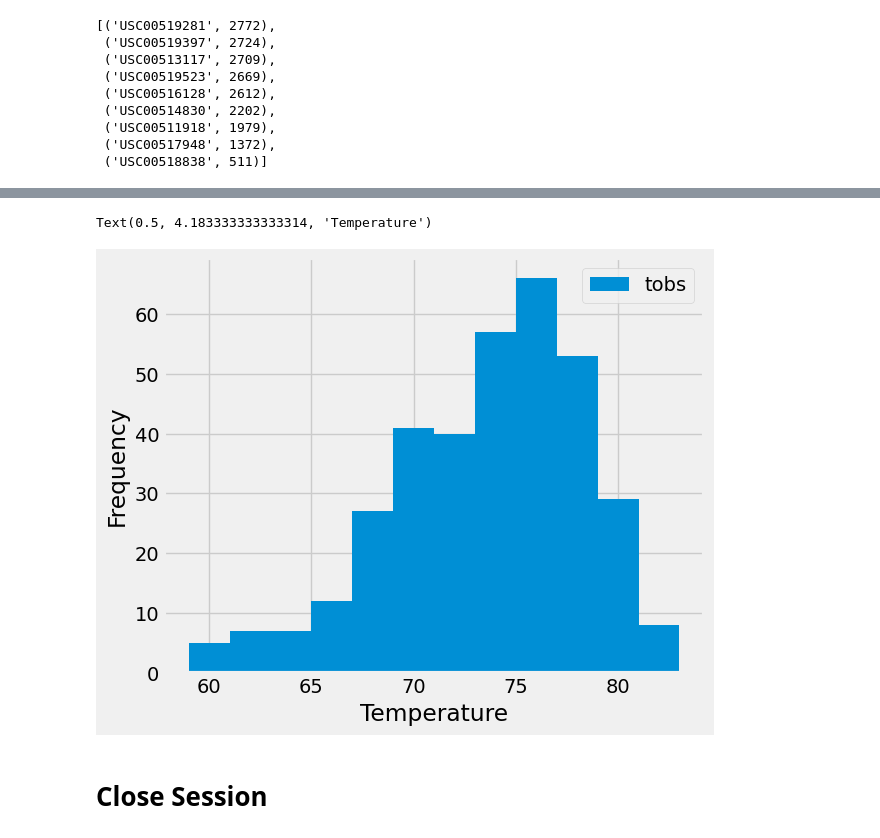
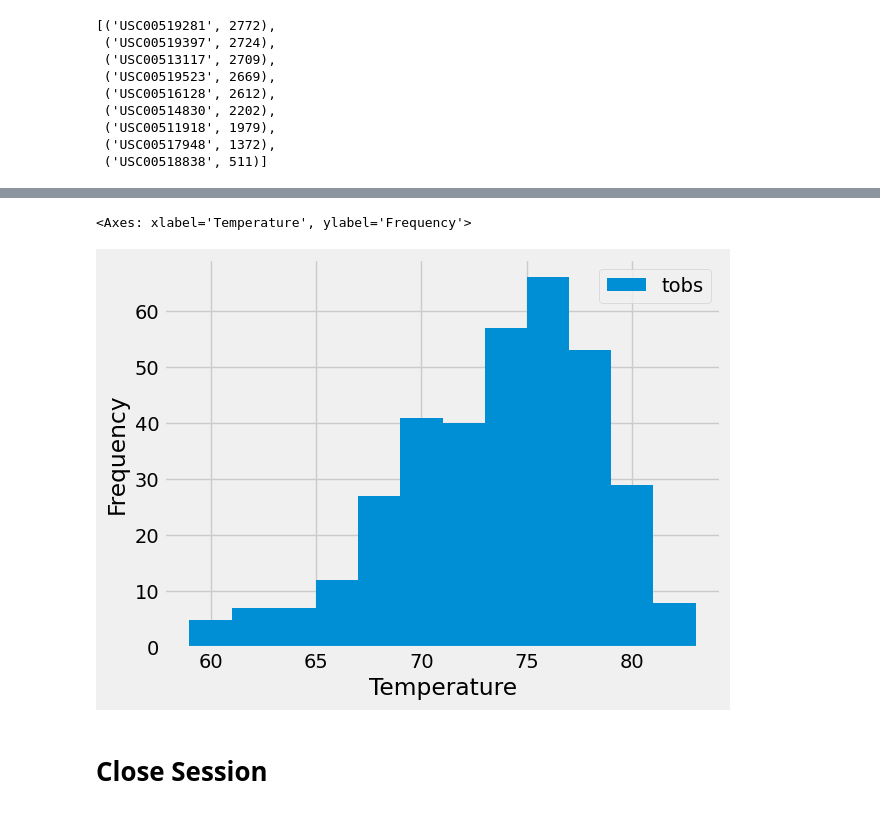
Before and after one commit to TRegan5/sqlalchemy-challenge, a Jupyter notebook: SurfsUp/climate.ipynb, the cells around one changed output, grey strips where cells are left out. Cells and saved outputs as stored; diff of their text form; code cells hidden in the pictures.

Commit message:
Completed Station Analysis

```diff
--- a/SurfsUp/climate.ipynb
+++ b/SurfsUp/climate.ipynb
@@ -136,9 +136,10 @@ num_stations
 # %%
 # Design a query to find the most active stations (i.e. which stations have the most rows?)
 # List the stations and their counts in descending order.
-station_activity = session.query(measurements).\
+station_activity = session.query(measurements.station, func.count(measurements.station)).\
     group_by(measurements.station).\
-    filter_by(func.count(measurements.date))
+    order_by(func.count(measurements.date).desc()).all()
+station_activity
 # %% [output]
 [('USC00519281', 2772),
  ('USC00519397', 2724),
@@ -149,3 +150,17 @@ station_activity = session.query(measurements).\
  ('USC00511918', 1979),
  ('USC00517948', 1372),
  ('USC00518838', 511)]
+# %%
+# Using the most active station id from the previous query, calculate the lowest, highest, and average temperature.
+most_active = station_activity[0][0] # get id of most active station
+
+most_active_stats = session.query(func.min(measurements.tobs), func.max(measurements.tobs), func.avg(measurements.tobs)).\
+    filter(measurements.station == most_active).all()
+most_active_stats
+
+#most_active_low = session.query(func.min(measurements.tobs)).\
+#    filter(measurements.station == most_active).all()
+#most_active_high = session.query(func.max(measurements.tobs)).\
+#    filter(measurements.station == most_active).all()
+#most_active_avg = session.query(func.avg(measurements.tobs)).\
+#    filter(measurements.station == most_active).all()
@@ -152,6 +169,8 @@ station_activity = session.query(measurements).\
 # %%
-station_activity = session.query(measurements.station, func.count(measurements.date)).\
-    group_by(measurements.station).\
-        order_by(func.count(measurements.date).desc()).all()
-print(station_activity)
+last_yr_tobs = session.query(measurements.date, measurements.tobs).\
+    filter(measurements.date >= last_year).\
+    filter(measurements.tobs != None).\
+    filter(measurements.station == most_active).\
+    order_by(measurements.date).all()
+last_yr_tobs
 # %% [output]
@@ -162,0 +194,4 @@ print(station_activity)
+# %%
+last_yr_tobs_df = pd.DataFrame(last_yr_tobs, columns=['dates', 'tobs'])
+last_yr_tobs_df.set_index('dates', inplace=True)
+last_yr_tobs_df
@@ -163,9 +213,12 @@ print(station_activity)
 # %%
 # Using the most active station id
 # Query the last 12 months of temperature observation data for this station and plot the results as a histogram
+last_yr_tobs_df.plot(kind='hist',
+    xlabel='Temperature',
+    bins=12)
 # %% [output]
-Text(0.5, 4.183333333333314, 'Temperature')
+<Axes: xlabel='Temperature', ylabel='Frequency'>
-[figure, old version]
+[figure, new version]
 # %% [markdown]
 # Close Session
 # %%
```
Also changed, not shown: parts of 4 cells of this notebook.
